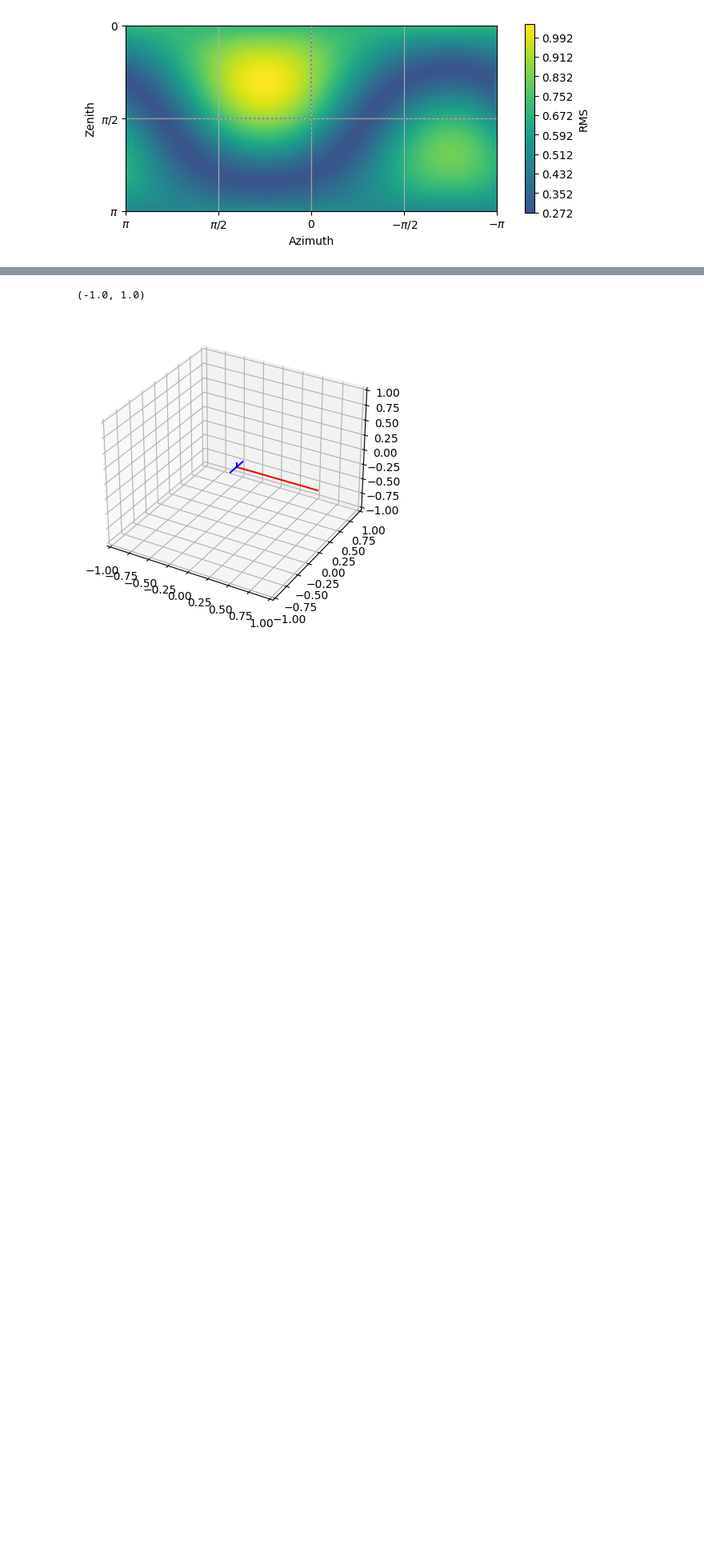
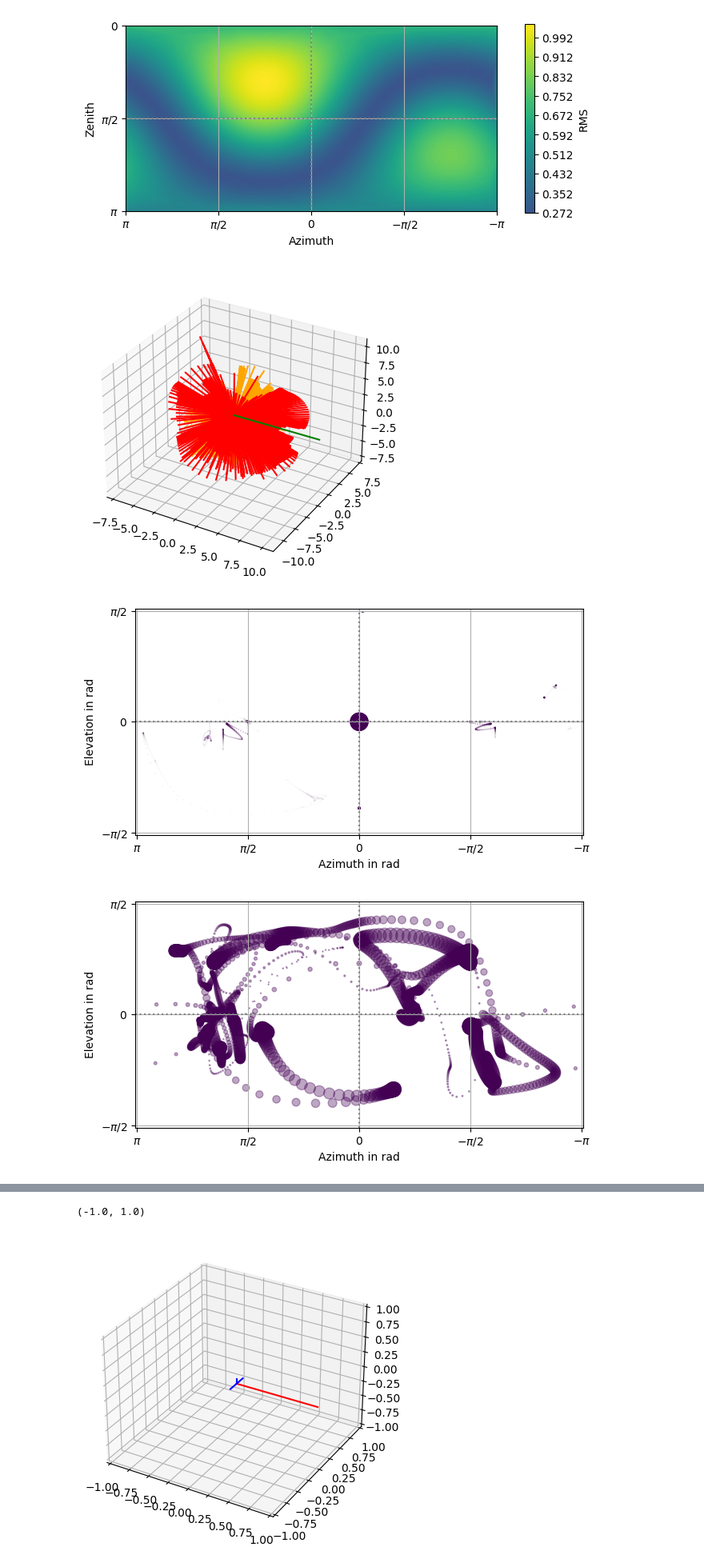
Before and after one commit to Floloffel/VAR-Project, a Jupyter notebook: Private testing/Linus/test.ipynb, the cells around one changed output, grey strips where cells are left out. Shown: that part at 80% size. Drawn from its saved outputs; the diff is of its cells as text; code cells hidden in the pictures; blank space fills up the shorter version.

```diff
--- a/Private testing/Linus/test.ipynb
+++ b/Private testing/Linus/test.ipynb
@@ -106,23 +107,47 @@ right = sum(beam_sig[2, tl:tu])
 [figure]
 # %%
 # Berechnung der Schalleinfallsrichtungen über Pseudointensität (IRIS)
-vek_azi, vek_zen, vek_r = spa.parsa.pseudo_intensity(ambi_b, f_bp = None)
+vek_azi, vek_zen, vek_r = spa.parsa.pseudo_intensity(ambi_b, 55, f_bp = None)
 
+# Berechnung der Intensitätsvektoren
 # coord_ps_i = spa.utils.sph2cart(vek_azi, vek_zen, vek_r)
 coord_cart = spa.utils.dir2cart(vek_azi, vek_zen)
-coord_cart_r = coord_cart * vek_r
+coord_cart_r = coord_cart * np.log10(vek_r)
+# x_pf, y_pf, z_pf = pf.classes.coordinates.cy
 
+
+## Plot der Intensitätsvektoren
+# Definition des Evaluationszeitraumes
+t_ev = int(ambi_b.fs * 0.1)
+t_ev2 = int(ambi_b.fs * 0.15)
+
+# Extraktion der Vektorendpunkte (benötigt, für Zeitoptimierung)
+x_pl = coord_cart_r[0]
+y_pl = coord_cart_r[1]
+z_pl = coord_cart_r[2]
+
+# Plot der Vektoren
 ax = plt.axes(projection='3d')
-ax.plot3D([0,1],[0,0],[0,0],'red')
-# ax.plot3D([1],[1],[1])
-ax.plot3D([0,0],[0,0],[0,top],'blue')
-ax.plot3D([0,0],[0,left],[0,0],'blue')
-ax.plot3D([0,0],[0,-right],[0,0],'blue')
+for i in range(t_ev, t_ev2):
+    ax.plot3D([0,x_pl[i]],[0,y_pl[i]],[0,z_pl[i]],'orange')
 
-ax.axes.set_xlim3d(left=-1, right=1)
-ax.axes.set_ylim3d(bottom=-1, top=1)
-ax.axes.set_zlim3d(bottom=-1, top=1)
+for i in range(0, t_ev):
+    ax.plot3D([0,x_pl[i]],[0,y_pl[i]],[0,z_pl[i]],'red')
+
+ax.plot3D([0,10],[0,0],[0,0],'green')
+
+# ax.axes.set_xlim3d(left=-1, right=1)
+# ax.axes.set_ylim3d(bottom=-1, top=1)
+# ax.axes.set_zlim3d(bottom=-1, top=1)
+
+spa.plot.doa(vek_azi[0:t_ev], vek_zen[0:t_ev], vek_r[0:t_ev])
+spa.plot.doa(vek_azi[t_ev:t_ev2], vek_zen[t_ev:t_ev2], vek_r[t_ev:t_ev2])
+
 # bzw. über SDM
+# %% [output]
+[figure, added]
+[figure, added]
+[figure, added]
 # %%
 # Beschreibung des Parameters
 
```
Also changed, not shown: parts of 2 cells of this notebook.
